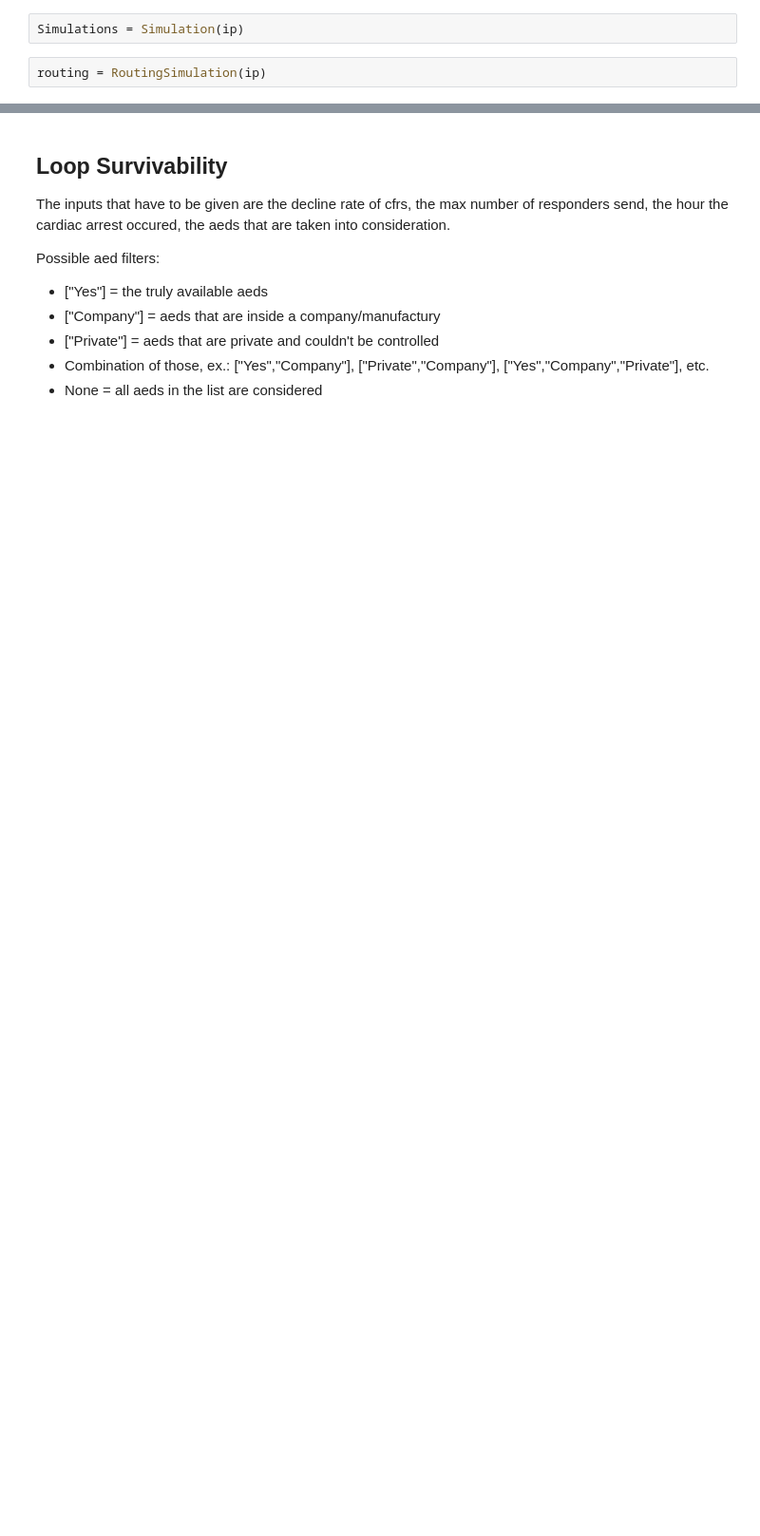
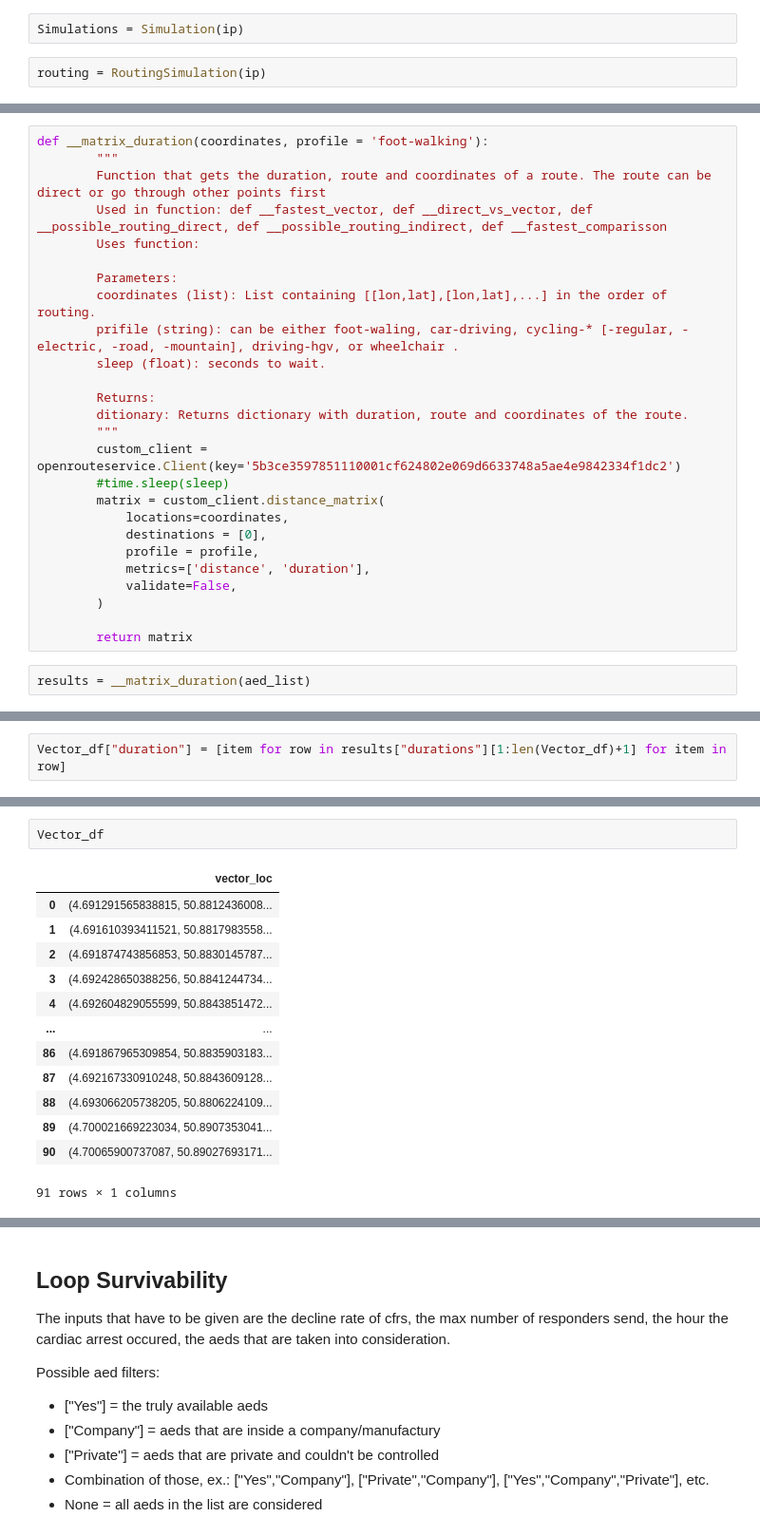
Before and after one commit to Leowiser/AED-Route-Optimization-MDA-Project, a Jupyter notebook: Simulation_Run.ipynb, the cells around one changed output, grey strips where cells are left out. Shown at 95% size. Saved outputs shown, nothing was run; the diff lists cells and outputs as text; blank space fills up the shorter version.

```diff
--- a/Simulation_Run.ipynb
+++ b/Simulation_Run.ipynb
@@ -26,0 +95,28 @@ print(dir(Simulations))
+# %%
+def __matrix_duration(coordinates, profile = 'foot-walking'):
+        """
+        Function that gets the duration, route and coordinates of a route. The route can be direct or go through other points first
+        Used in function: def __fastest_vector, def __direct_vs_vector, def __possible_routing_direct, def __possible_routing_indirect, def __fastest_comparisson
+        Uses function:
+
+        Parameters:
+        coordinates (list): List containing [[lon,lat],[lon,lat],...] in the order of routing.
+        prifile (string): can be either foot-waling, car-driving, cycling-* [-regular, -electric, -road, -mountain], driving-hgv, or wheelchair .
+        sleep (float): seconds to wait.
+
+        Returns:
+        ditionary: Returns dictionary with duration, route and coordinates of the route.
+        """
+        custom_client = openrouteservice.Client(key='5b3ce3597851110001cf624802e069d6633748a5ae4e9842334f1dc2')
+        #time.sleep(sleep)
+        matrix = custom_client.distance_matrix(
+            locations=coordinates,
+            destinations = [0],
+            profile = profile,
+            metrics=['distance', 'duration'],
+            validate=False,
+        )
+
+        return matrix
+# %%
+results = __matrix_duration(aed_list)
@@ -26,0 +143,2 @@ print(dir(Simulations))
+# %%
+Vector_df["duration"] = [item for row in results["durations"][1:len(Vector_df)+1] for item in row]
@@ -26,0 +158,16 @@ print(dir(Simulations))
+# %%
+Vector_df
+# %% [output]
+|  | vector_loc |
+| 0 | (4.691291565838815, 50.8812436008... |
+| 1 | (4.691610393411521, 50.8817983558... |
+| 2 | (4.691874743856853, 50.8830145787... |
+| 3 | (4.692428650388256, 50.8841244734... |
+| 4 | (4.692604829055599, 50.8843851472... |
+| ... | ... |
+| 86 | (4.691867965309854, 50.8835903183... |
+| 87 | (4.692167330910248, 50.8843609128... |
+| 88 | (4.693066205738205, 50.8806224109... |
+| 89 | (4.700021669223034, 50.8907353041... |
+| 90 | (4.70065900737087, 50.89027693171... |
+91 rows × 1 columns
```
Also changed, not shown: parts of 24 cells of this notebook, 8 other files.
